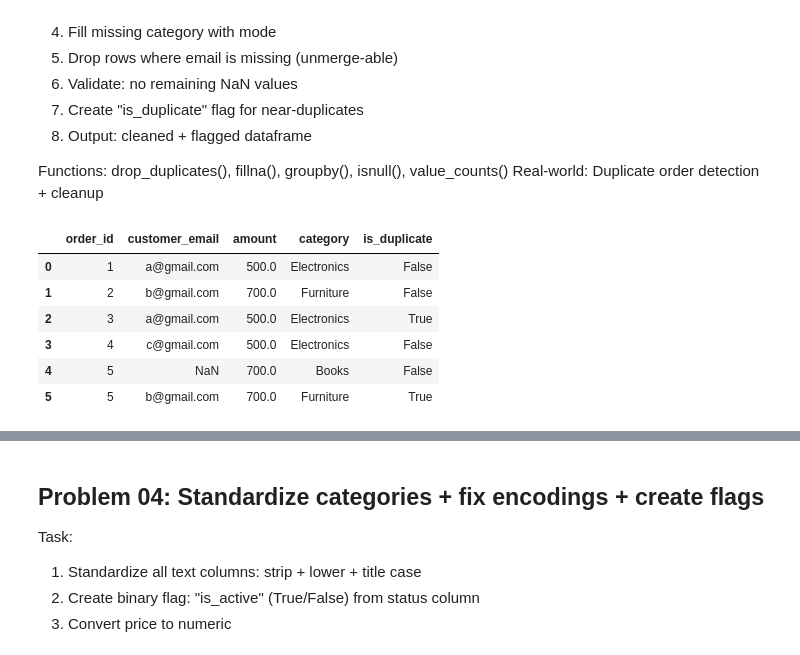
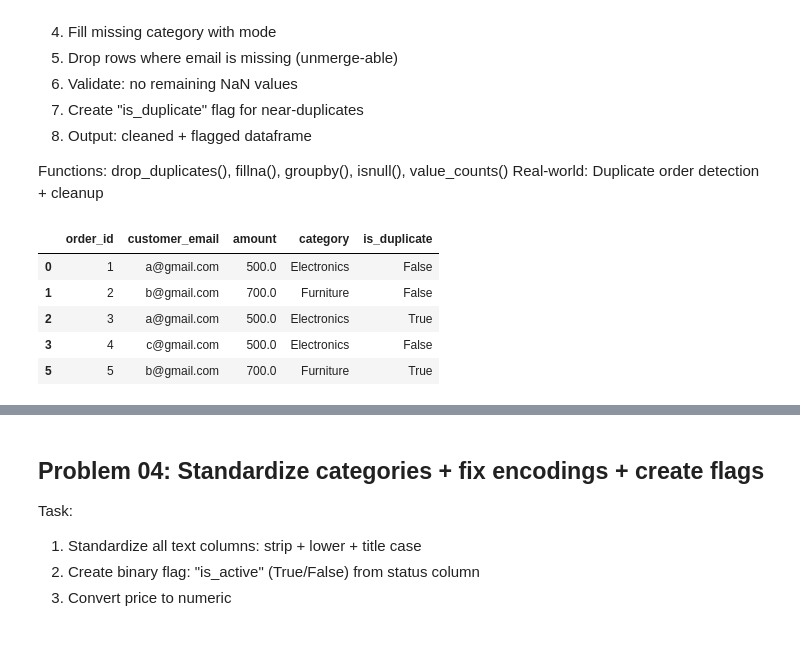
Before and after one commit to yashdeep-patil/Pandas, a Jupyter notebook: pandas_50_real_world_problems.ipynb, the cells around one changed output, grey strips where cells are left out. Saved outputs shown, nothing was run; the diff lists cells and outputs as text; code cells hidden in the pictures.

```diff
--- a/pandas_50_real_world_problems.ipynb
+++ b/pandas_50_real_world_problems.ipynb
@@ -125,19 +125,20 @@ orders_df = pd.DataFrame({
 # %%
 # Write your Problem 03 solution here
 orders_df = orders_df.drop_duplicates()
 orders_df["is_duplicate"] = orders_df.duplicated(subset=['customer_email','amount'])
 orders_df['amount'] = orders_df.groupby('category')['amount'].transform(lambda x: x.fillna(x.median()))
 mode_category = orders_df['category'].mode()[0]
 orders_df['category'] = orders_df['category'].fillna(mode_category)
 orders_df = orders_df.dropna(subset=['customer_email'])
+orders_df.isnull().sum()
+
 
 
 orders_df
 # %% [output]
 |  | order_id | customer_email | amount | category | is_duplicate |
 | 0 | 1 | a@gmail.com | 500.0 | Electronics | False |
 | 1 | 2 | b@gmail.com | 700.0 | Furniture | False |
 | 2 | 3 | a@gmail.com | 500.0 | Electronics | True |
 | 3 | 4 | c@gmail.com | 500.0 | Electronics | False |
-| 4 | 5 | NaN | 700.0 | Books | False |
 | 5 | 5 | b@gmail.com | 700.0 | Furniture | True |
```
Also changed, not shown: parts of 2 cells of this notebook.
